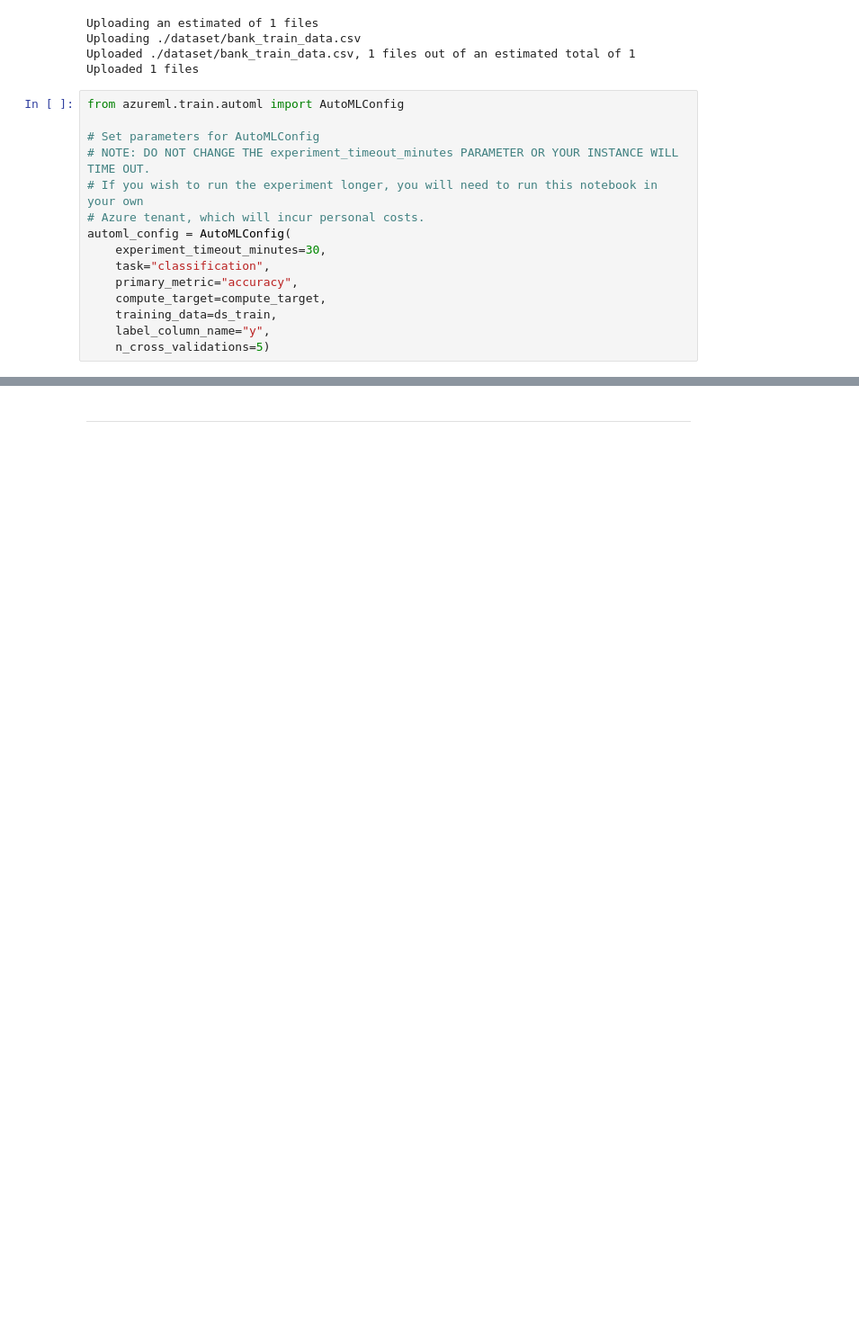
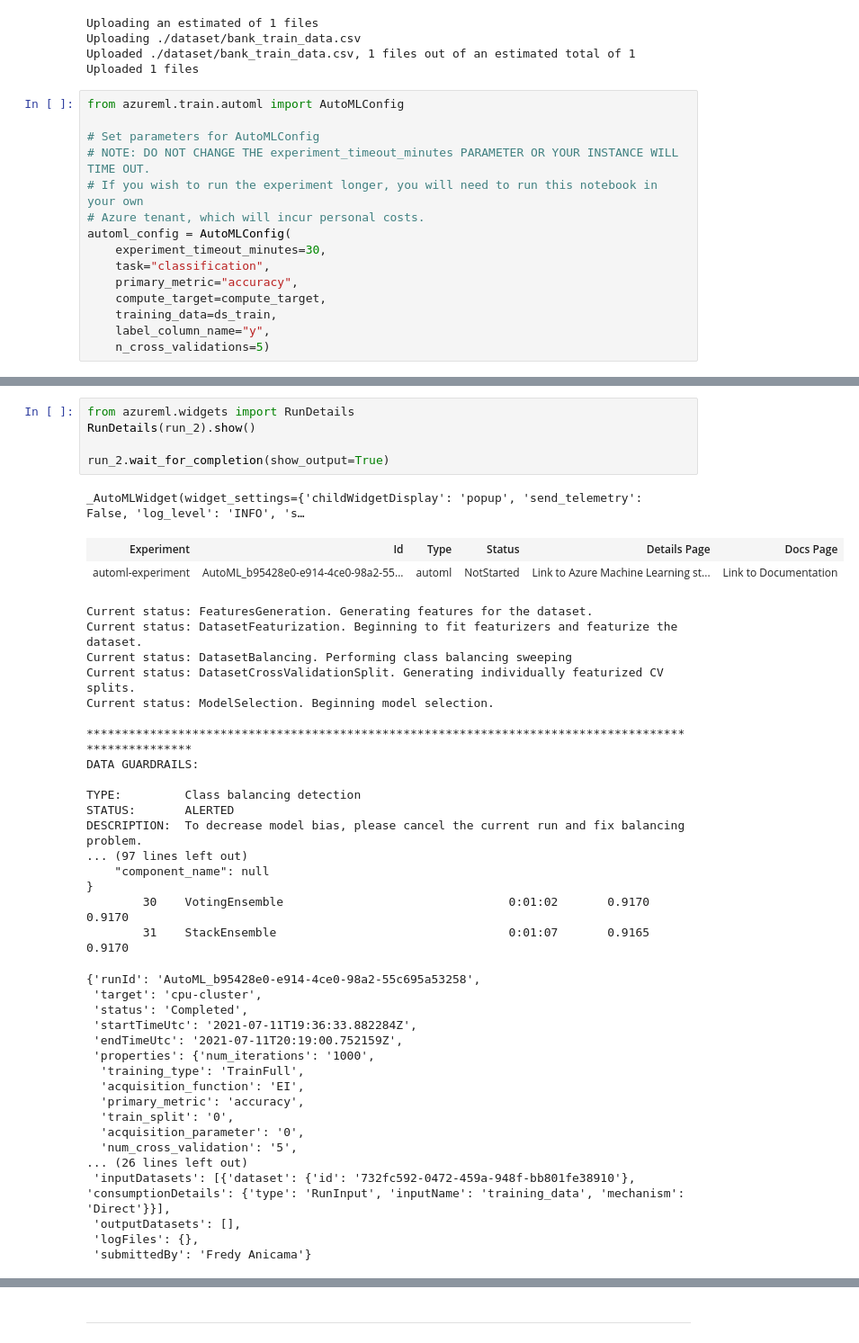
Before and after one commit to mlaricobar/Machine-Learning-Engineering-Azure, a Jupyter notebook: 01. Using Azure Machine Learning/07. Optimizing an ML Pipeline in Azure/udacity-project.ipynb, the cells around one changed output, grey strips where cells are left out. Shown: that part at 90% size. Cells and saved outputs as stored; diff of their text form; blank space fills up the shorter version.

```diff
--- a/01. Using Azure Machine Learning/07. Optimizing an ML Pipeline in Azure/udacity-project.ipynb
+++ b/01. Using Azure Machine Learning/07. Optimizing an ML Pipeline in Azure/udacity-project.ipynb
@@ -212,3 +286,46 @@ run_2
+# %%
+from azureml.widgets import RunDetails
+RunDetails(run_2).show()
+
+run_2.wait_for_completion(show_output=True)
+# %% [output]
+_AutoMLWidget(widget_settings={'childWidgetDisplay': 'popup', 'send_telemetry': False, 'log_level': 'INFO', 's…
+| Experiment | Id | Type | Status | Details Page | Docs Page |
+| automl-experiment | AutoML_b95428e0-e914-4ce0-98a2-55... | automl | NotStarted | Link to Azure Machine Learning st... | Link to Documentation |
+Current status: FeaturesGeneration. Generating features for the dataset.
+Current status: DatasetFeaturization. Beginning to fit featurizers and featurize the dataset.
+Current status: DatasetBalancing. Performing class balancing sweeping
+Current status: DatasetCrossValidationSplit. Generating individually featurized CV splits.
+Current status: ModelSelection. Beginning model selection.
+
+****************************************************************************************************
+DATA GUARDRAILS:
+
+TYPE:         Class balancing detection
+STATUS:       ALERTED
+DESCRIPTION:  To decrease model bias, please cancel the current run and fix balancing problem.
+... (97 lines left out)
+    "component_name": null
+}
+        30    VotingEnsemble                                0:01:02       0.9170    0.9170
+        31    StackEnsemble                                 0:01:07       0.9165    0.9170
+{'runId': 'AutoML_b95428e0-e914-4ce0-98a2-55c695a53258',
+ 'target': 'cpu-cluster',
+ 'status': 'Completed',
+ 'startTimeUtc': '2021-07-11T19:36:33.882284Z',
+ 'endTimeUtc': '2021-07-11T20:19:00.752159Z',
+ 'properties': {'num_iterations': '1000',
+  'training_type': 'TrainFull',
+  'acquisition_function': 'EI',
+  'primary_metric': 'accuracy',
+  'train_split': '0',
+  'acquisition_parameter': '0',
+  'num_cross_validation': '5',
+... (26 lines left out)
+ 'inputDatasets': [{'dataset': {'id': '732fc592-0472-459a-948f-bb801fe38910'}, 'consumptionDetails': {'type': 'RunInput', 'inputName': 'training_data', 'mechanism': 'Direct'}}],
+ 'outputDatasets': [],
+ 'logFiles': {},
+ 'submittedBy': 'Fredy Anicama'}
 # %%
 # Retrieve and save your best automl model.
 
```
Also changed, not shown: parts of 17 cells of this notebook.
